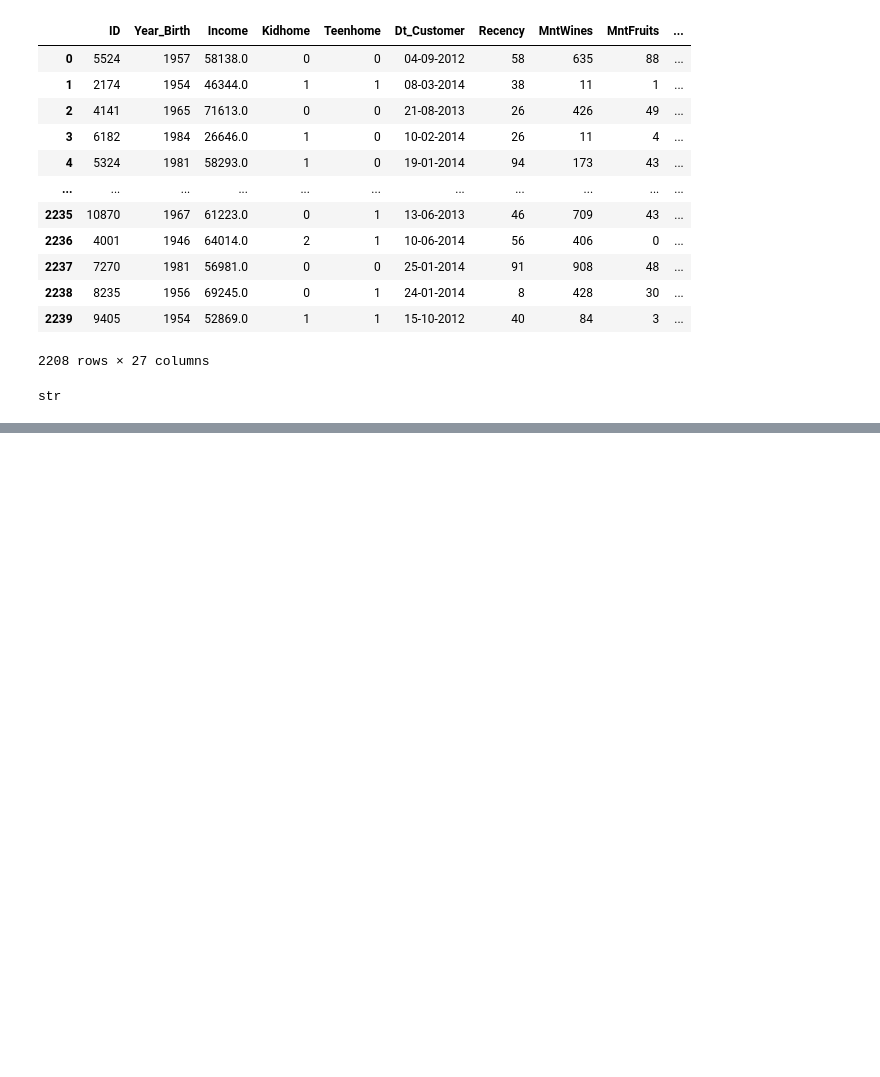
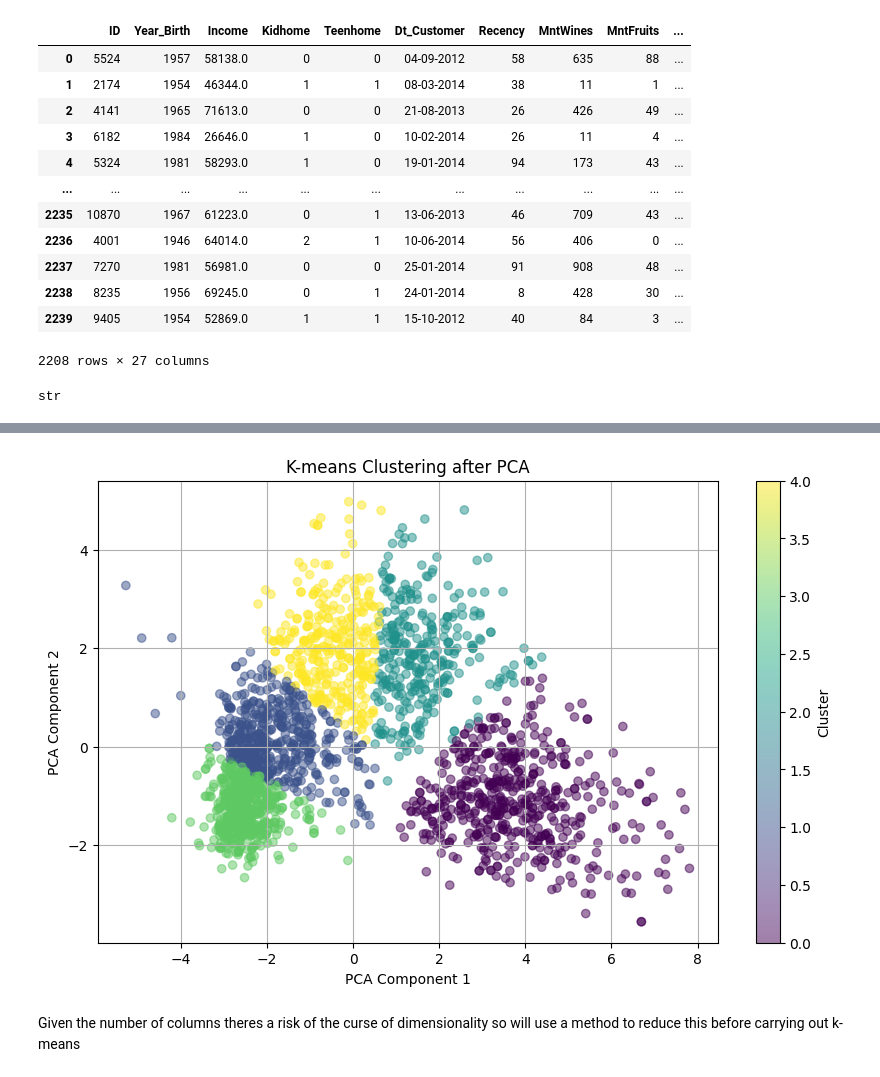
Before and after one commit to Swalke20/DLS_Project, a Jupyter notebook: 4. Customer Segmentation Project/Customer_segmentation_project.ipynb, the cells around one changed output, grey strips where cells are left out. Saved outputs shown, nothing was run; the diff lists cells and outputs as text; code cells hidden in the pictures; blank space fills up the shorter version.

```diff
--- a/4. Customer Segmentation Project/Customer_segmentation_project.ipynb
+++ b/4. Customer Segmentation Project/Customer_segmentation_project.ipynb
@@ -378,0 +504,27 @@ memory usage: 530.3 KB
+# %%
+k = 5  # Specify the desired number of clusters
+kmeans = KMeans(n_clusters=k, random_state=7)
+clusters = kmeans.fit_predict(stan_pca)
+
+pca_df = pd.DataFrame(stan_pca, columns=['PCA_Component_1', 'PCA_Component_2'])
+pca_df['Cluster'] = clusters
+# %%
+# Extract the PCA components and cluster labels from the pca_df DataFrame
+x_pca1 = pca_df['PCA_Component_1']
+x_pca2 = pca_df['PCA_Component_2']
+clusters = pca_df['Cluster']
+
+# Create a scatter plot
+plt.figure(figsize=(10, 6))
+plt.scatter(x_pca1, x_pca2, c=clusters, cmap='viridis', alpha=0.5)
+plt.title('K-means Clustering after PCA')
+plt.xlabel('PCA Component 1')
+plt.ylabel('PCA Component 2')
+#plt.zlabel('PCA Component 3')
+plt.colorbar(label='Cluster')
+plt.grid(True)
+plt.show()
+# %% [output]
+[figure, added]
+# %% [markdown]
+Given the number of columns theres a risk of the curse of dimensionality so will use a method to reduce this before carrying out k-means
```
Also changed, not shown: parts of 18 cells of this notebook.
